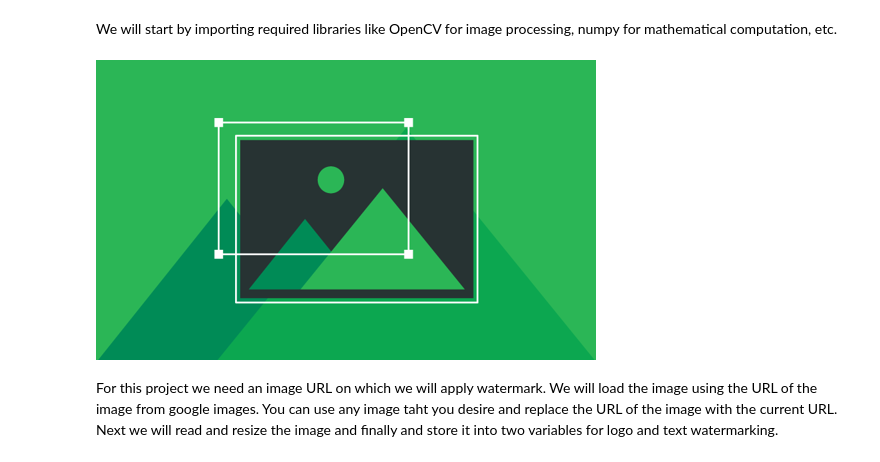
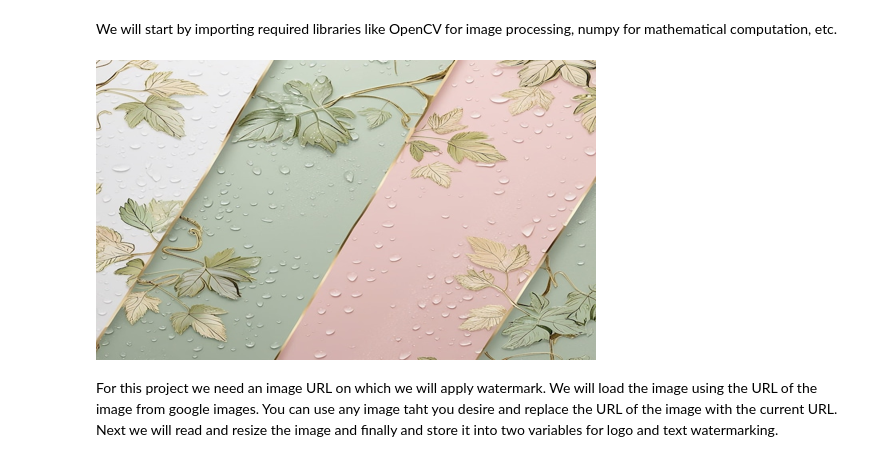
Before and after one commit to mahursh/ImageWatermarking, a Jupyter notebook: ImageWatermarkingNotes.ipynb, the cells around one changed output. Saved outputs shown, nothing was run; the diff lists cells and outputs as text; code cells hidden in the pictures.

Commit message:
changed the background image (its not png anymore)

```diff
--- a/ImageWatermarkingNotes.ipynb
+++ b/ImageWatermarkingNotes.ipynb
@@ -10,11 +10,11 @@ from PIL import Image
 We will start by importing required libraries like OpenCV for image processing, numpy for mathematical computation, etc.
 # %%
 # Reading image from url
-image = Image.open(requests.get('https://media.sproutsocial.com/uploads/2017/02/10x-featured-social-media-image-size.png',stream=True).raw)
+image = Image.open(requests.get('https://img.freepik.com/premium-photo/background-theme-with-pastel-tones-light-pink-sage-green-white-delicate-illustrations-gr_1228018-4557.jpg',stream=True).raw)
 image_logow = image.resize((500,300))
 image_textw = image.resize((500,300))
 image_logow
 # %% [output]
-[figure, old version]
+[figure, new version]
 # %% [markdown]
 For this project we need an image URL on which we will apply watermark. We will load the image using the URL of the image from google images. You can use any image taht you desire and replace the URL of the image with the current URL. Next we will read and resize the image and finally and store it into two variables for logo and text watermarking.
```
